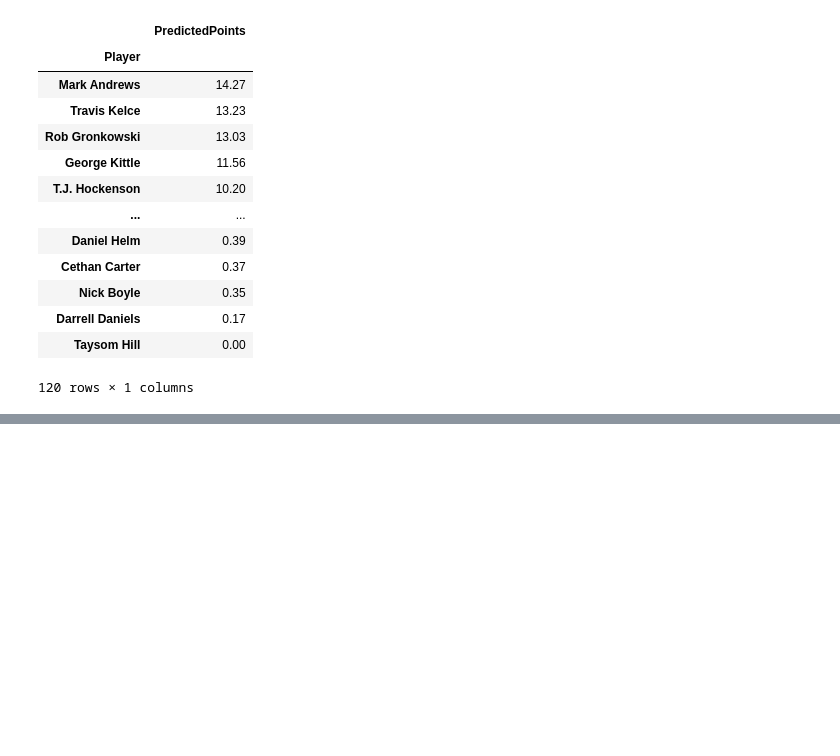
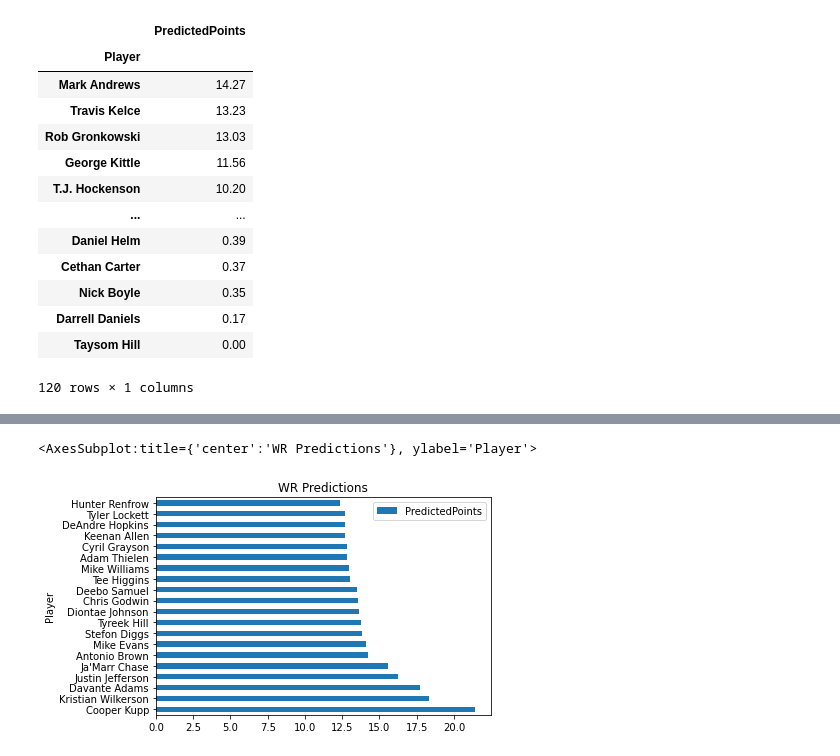
Before and after one commit to jeffery-lai/fantasyfootball, a Jupyter notebook: predictions.ipynb, the cells around one changed output, grey strips where cells are left out. Saved outputs shown, nothing was run; the diff lists cells and outputs as text; code cells hidden in the pictures; blank space fills up the shorter version.

```diff
--- a/predictions.ipynb
+++ b/predictions.ipynb
@@ -97,0 +108,5 @@ predictions(te_test, 'te', te_reg)
+# %%
+predictions(wr_test, 'wr', wr_reg)[0:20].plot(kind='barh', title = 'WR Predictions')
+# %% [output]
+<AxesSubplot:title={'center':'WR Predictions'}, ylabel='Player'>
+[figure, added]
```
Also changed, not shown: parts of 5 cells of this notebook, 6 other files.
